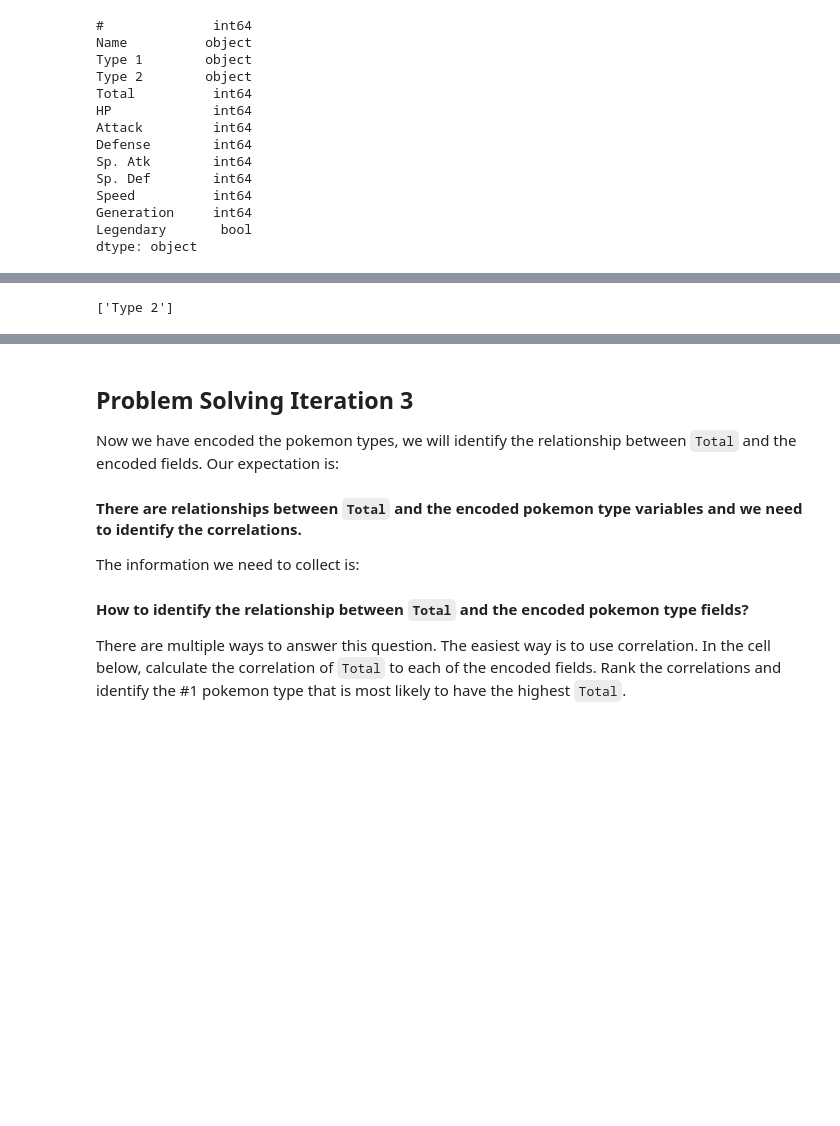
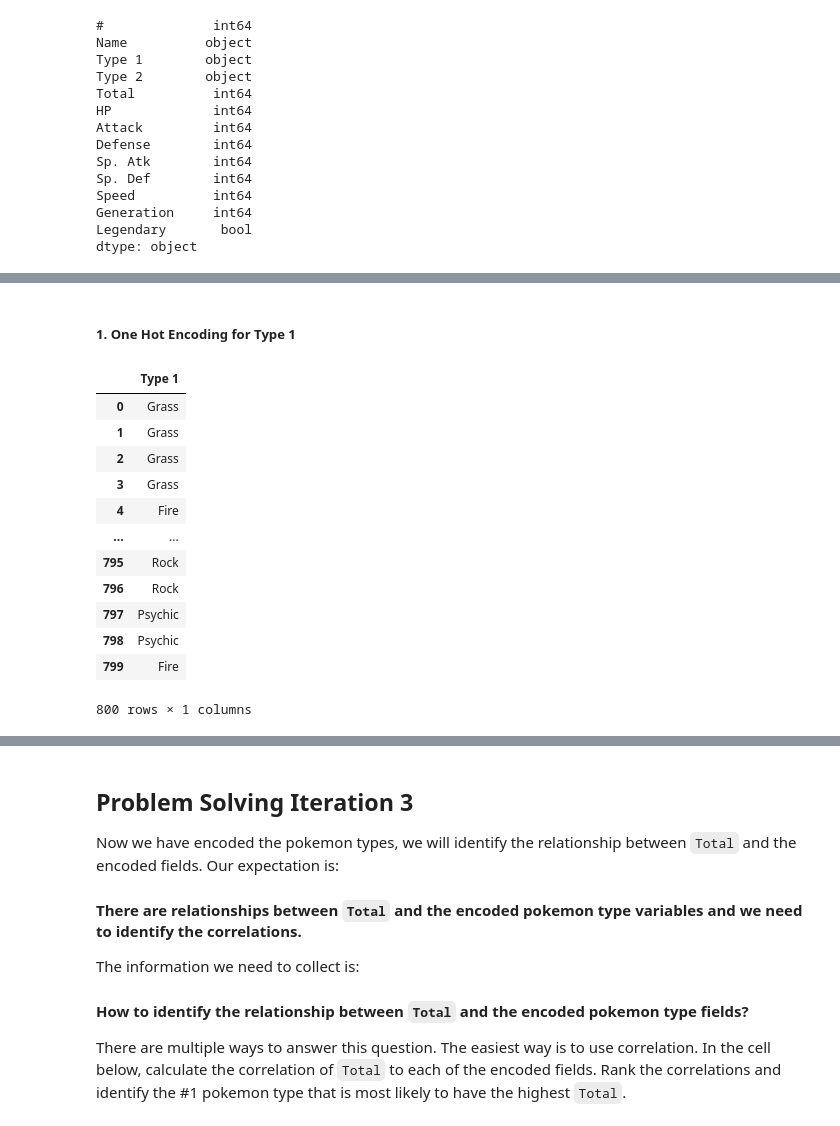
Before and after one commit to heinsakj/lab-dataframe-calculations, a Jupyter notebook: your-code/challenge-2.ipynb, the cells around one changed output, grey strips where cells are left out. Cells and saved outputs as stored; diff of their text form; code cells hidden in the pictures; blank space fills up the shorter version.

```diff
--- a/your-code/challenge-2.ipynb
+++ b/your-code/challenge-2.ipynb
@@ -142,13 +105,21 @@ X_cat = X.select_dtypes(include = object)
-# %%
-# Check if there are any missing values
-
-cols_with_missing = [col for col in X.columns
-                    if X[col].isnull().any()]
-print(cols_with_missing) # Only in type 2
-
-# Fill those values with 0
-
-X.fillna(' ', inplace=True)
-# %% [output]
-['Type 2']
+# %% [markdown]
+##### 1. One Hot Encoding for Type 1
+# %%
+# 1. Create a variable that only consists of the type1 columns
+x1 = pokemon[['Type 1']]
+x1
+# %% [output]
+|  | Type 1 |
+| 0 | Grass |
+| 1 | Grass |
+| 2 | Grass |
+| 3 | Grass |
+| 4 | Fire |
+| ... | ... |
+| 795 | Rock |
+| 796 | Rock |
+| 797 | Psychic |
+| 798 | Psychic |
+| 799 | Fire |
+800 rows × 1 columns
 # %%
```
Also changed, not shown: parts of 14 cells of this notebook, 2 other files.
